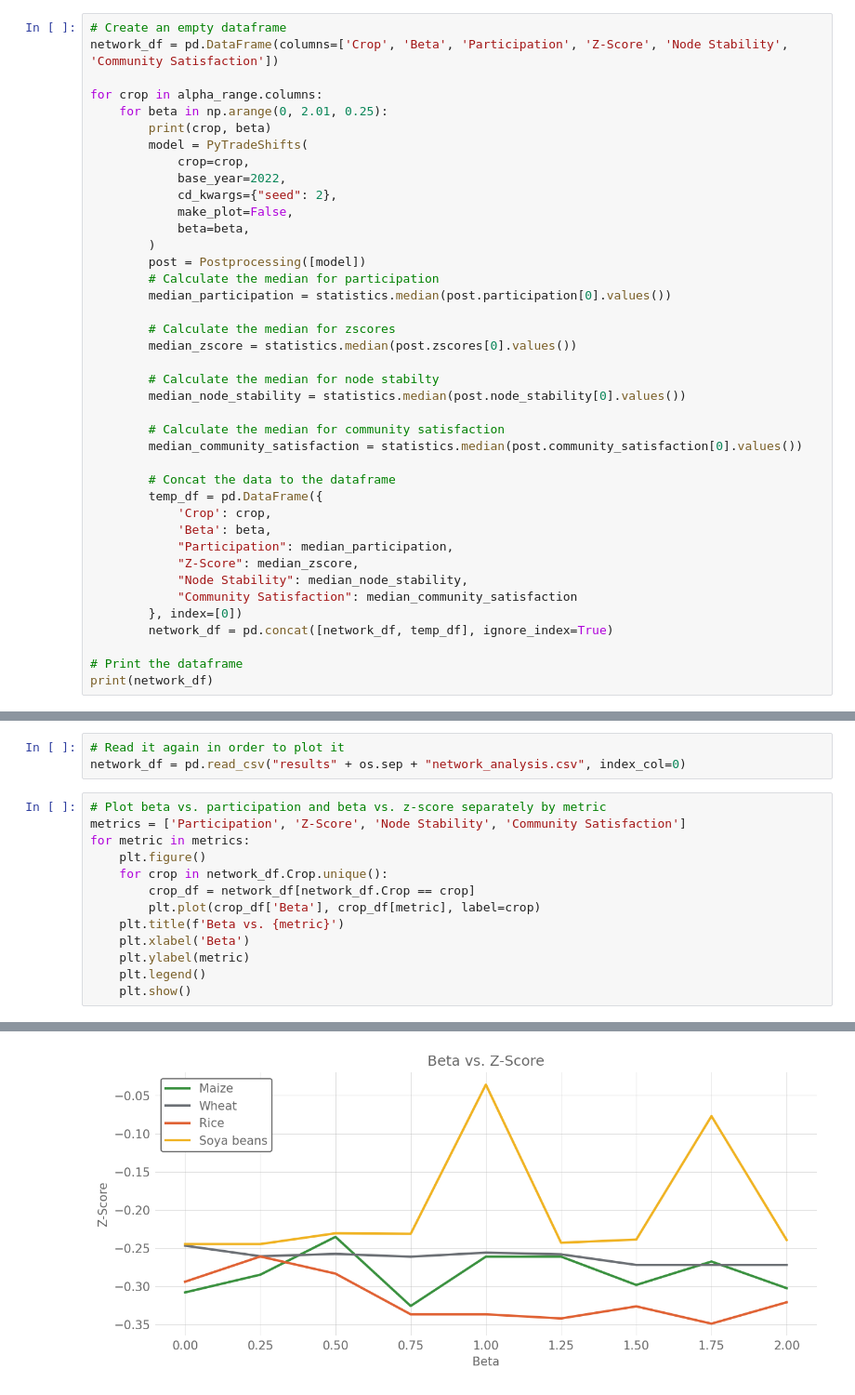
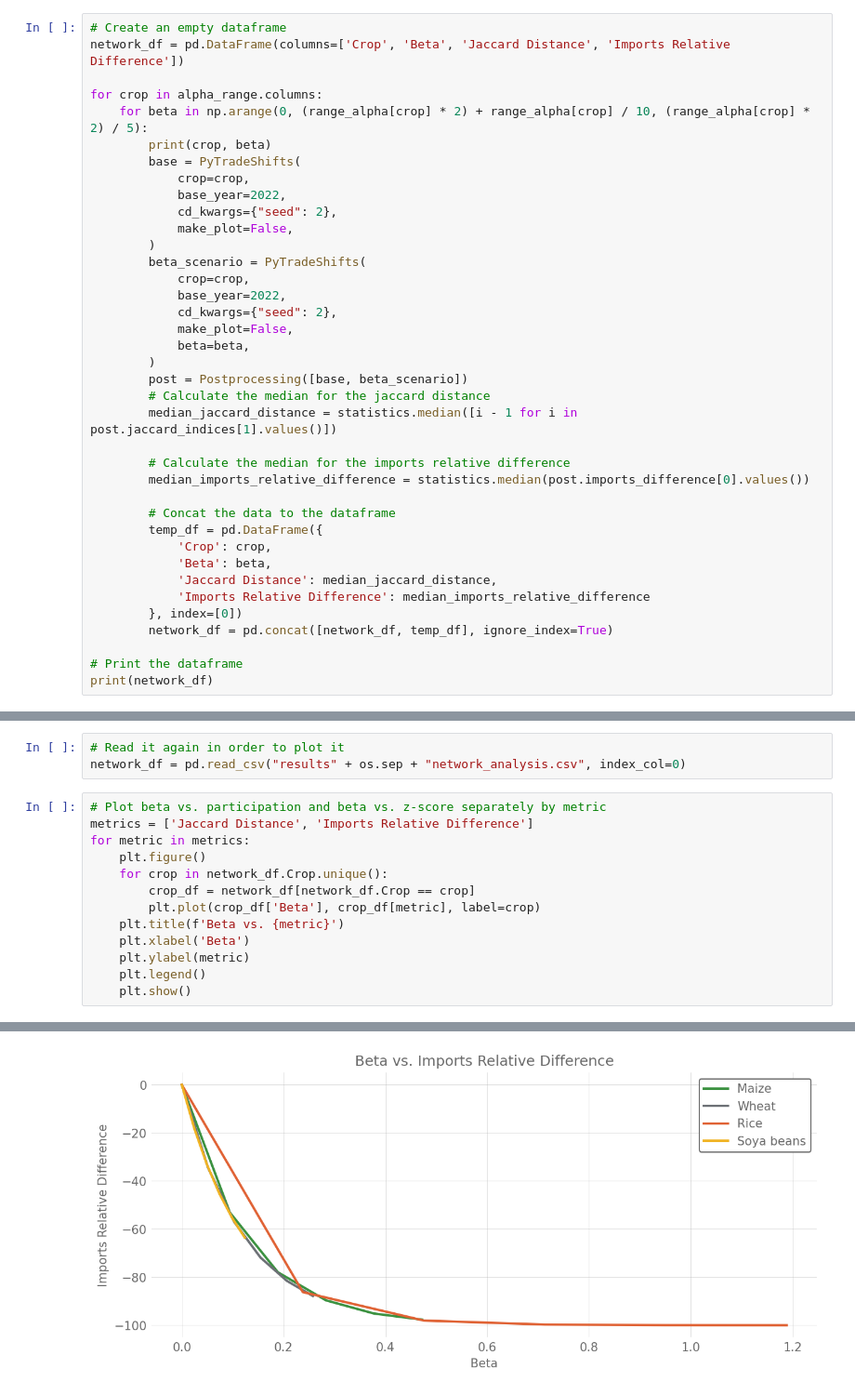
Before and after one commit to lukaszgajewski/pytradeshifts, a Jupyter notebook: scripts/Gravity Calculations/gravity_and_community.ipynb, the cells around one changed output, grey strips where cells are left out. Shown: that part at 93% size. Saved outputs shown, nothing was run; the diff lists cells and outputs as text.

```diff
--- a/scripts/Gravity Calculations/gravity_and_community.ipynb
+++ b/scripts/Gravity Calculations/gravity_and_community.ipynb
@@ -38,39 +38,37 @@ Soya beans 0.061821828717218974
 Now we calculate the node stability from beta = 0 to beta = 2 * historical range. This is to show the potential changes after catastrophe.
 # %%
 # Create an empty dataframe
-network_df = pd.DataFrame(columns=['Crop', 'Beta', 'Participation', 'Z-Score', 'Node Stability', 'Community Satisfaction'])
+network_df = pd.DataFrame(columns=['Crop', 'Beta', 'Jaccard Distance', 'Imports Relative Difference'])
 
 for crop in alpha_range.columns:
-    for beta in np.arange(0, 2.01, 0.25):
+    for beta in np.arange(0, (range_alpha[crop] * 2) + range_alpha[crop] / 10, (range_alpha[crop] * 2) / 5):
         print(crop, beta)
-        model = PyTradeShifts(
+        base = PyTradeShifts(
+            crop=crop,
+            base_year=2022,
+            cd_kwargs={"seed": 2},
+            make_plot=False,
+        )
+        beta_scenario = PyTradeShifts(
             crop=crop,
             base_year=2022,
             cd_kwargs={"seed": 2},
             make_plot=False,
             beta=beta,
         )
-        post = Postprocessing([model])
-        # Calculate the median for participation
-        median_participation = statistics.median(post.participation[0].values())
+        post = Postprocessing([base, beta_scenario])
+        # Calculate the median for the jaccard distance
+        median_jaccard_distance = statistics.median([i - 1 for i in post.jaccard_indices[1].values()])
 
-        # Calculate the median for zscores
-        median_zscore = statistics.median(post.zscores[0].values())
-
-        # Calculate the median for node stabilty
-        median_node_stability = statistics.median(post.node_stability[0].values())
-
-        # Calculate the median for community satisfaction
-        median_community_satisfaction = statistics.median(post.community_satisfaction[0].values())
+        # Calculate the median for the imports relative difference
+        median_imports_relative_difference = statistics.median(post.imports_difference[0].values())
 
         # Concat the data to the dataframe
         temp_df = pd.DataFrame({
             'Crop': crop,
             'Beta': beta,
-            "Participation": median_participation,
-            "Z-Score": median_zscore,
-            "Node Stability": median_node_stability,
-            "Community Satisfaction": median_community_satisfaction
+            'Jaccard Distance': median_jaccard_distance,
+            'Imports Relative Difference': median_imports_relative_difference
         }, index=[0])
         network_df = pd.concat([network_df, temp_df], ignore_index=True)
 
@@ -121,7 +117,7 @@ network_df.to_csv("results" + os.sep + "network_analysis.csv")
 network_df = pd.read_csv("results" + os.sep + "network_analysis.csv", index_col=0)
 # %%
 # Plot beta vs. participation and beta vs. z-score separately by metric
-metrics = ['Participation', 'Z-Score', 'Node Stability', 'Community Satisfaction']
+metrics = ['Jaccard Distance', 'Imports Relative Difference']
 for metric in metrics:
     plt.figure()
     for crop in network_df.Crop.unique():
@@ -137 +133 @@ for metric in metrics:
-[figure, old version]
+[figure, new version]
```
Also changed, not shown: parts of 2 cells of this notebook, 3 other files.
